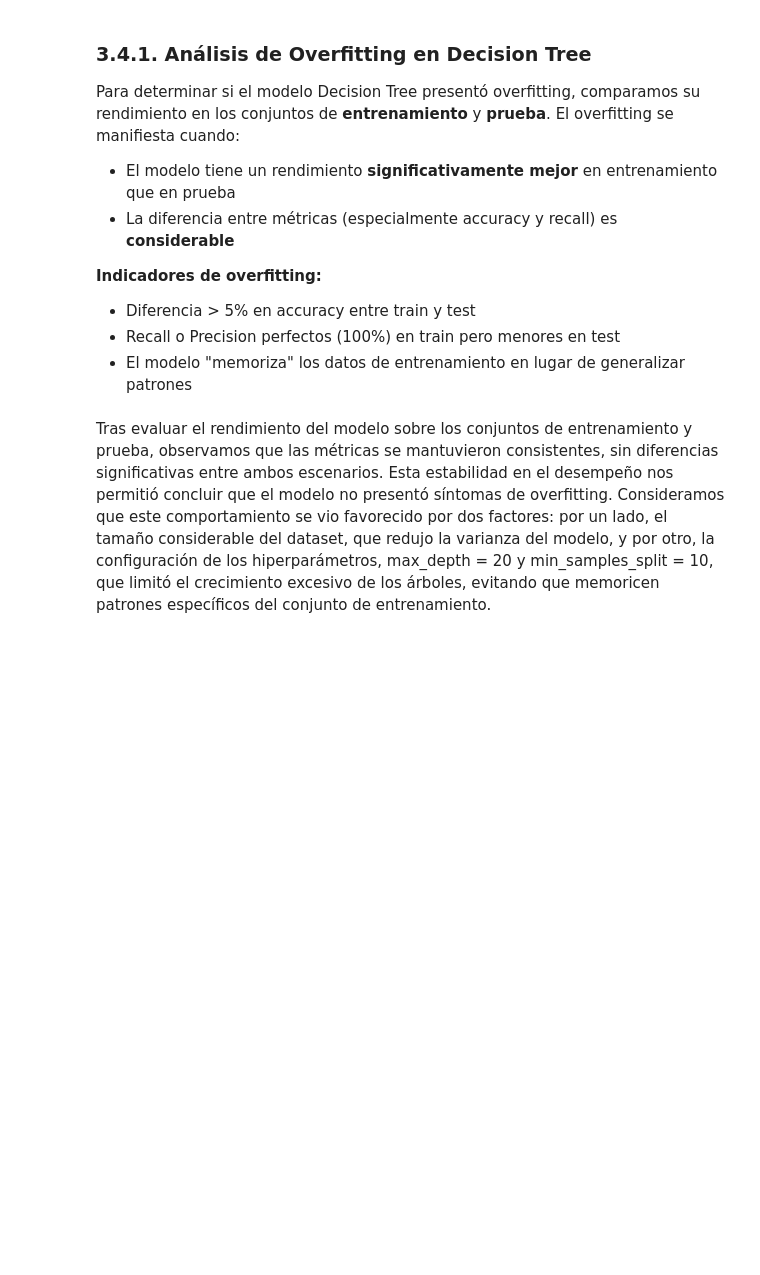
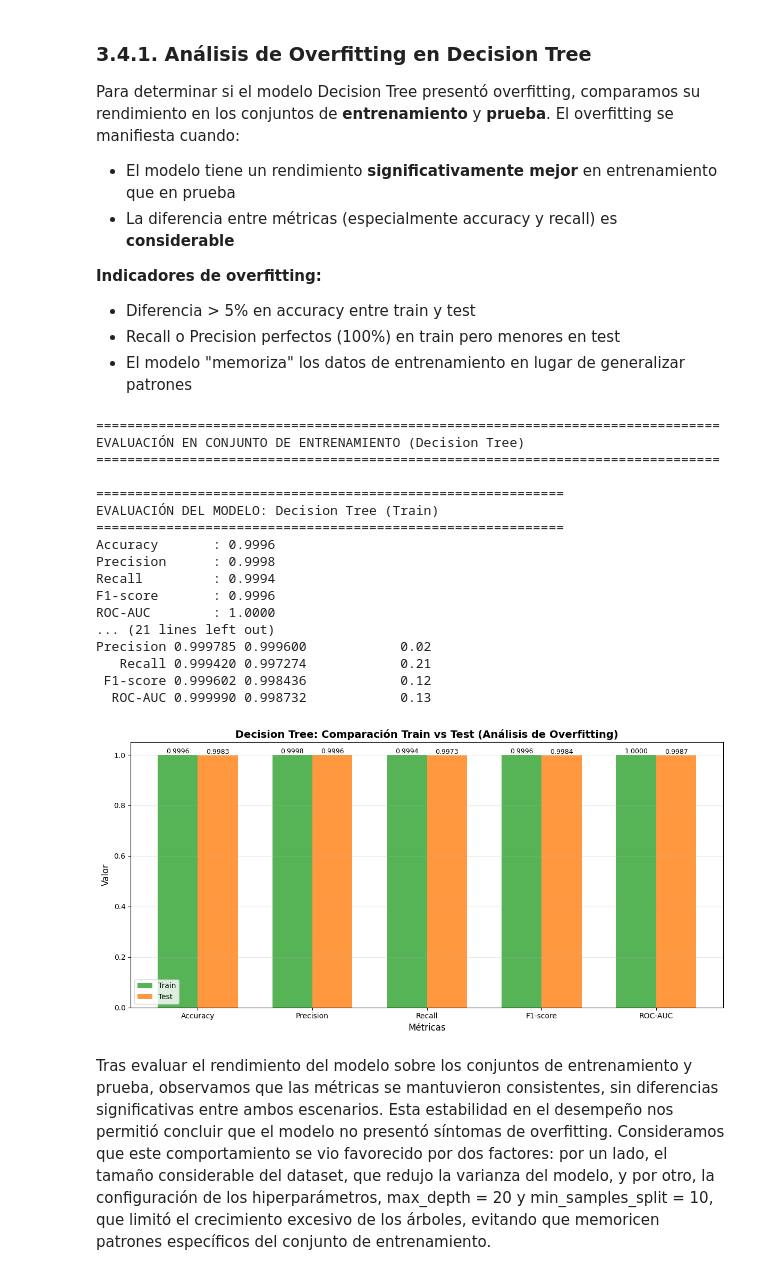
Before and after one commit to agusc4/ceia-ml, a Jupyter notebook: notebook_mushrooms.ipynb, the cells around one changed output. Saved outputs shown, nothing was run; the diff lists cells and outputs as text; code cells hidden in the pictures; blank space fills up the shorter version.

```diff
--- a/notebook_mushrooms.ipynb
+++ b/notebook_mushrooms.ipynb
@@ -1286,19 +1286,19 @@ metrics_train_dt = evaluate_model(y_train_dt, y_pred_train_dt, y_pred_proba_trai
 
 # Comparación visual: Train vs Test
 comparison_data = {
-    'Métrica': ['Accuracy', 'Precision', 'Recall', 'F1-Score', 'ROC-AUC'],
+    'Métrica': ['Accuracy', 'Precision', 'Recall', 'F1-score', 'ROC-AUC'],
     'Train': [
         metrics_train_dt['Accuracy'],
         metrics_train_dt['Precision'],
         metrics_train_dt['Recall'],
-        metrics_train_dt['F1-Score'],
+        metrics_train_dt['F1-score'],
         metrics_train_dt['ROC-AUC']
     ],
     'Test': [
         metrics_dt['Accuracy'],
         metrics_dt['Precision'],
         metrics_dt['Recall'],
-        metrics_dt['F1-Score'],
+        metrics_dt['F1-score'],
         metrics_dt['ROC-AUC']
     ]
 }
@@ -1312,33 +1312,52 @@ print("="*80)
 print(comparison_df.to_string(index=False))
 
 # Visualización
 fig, ax = plt.subplots(figsize=(12, 6))
 
 x = np.arange(len(comparison_df['Métrica']))
 width = 0.35
 
 bars1 = ax.bar(x - width/2, comparison_df['Train'], width, label='Train', color='#2ca02c', alpha=0.8)
 bars2 = ax.bar(x + width/2, comparison_df['Test'], width, label='Test', color='#ff7f0e', alpha=0.8)
 
 ax.set_xlabel('Métricas', fontsize=12)
 ax.set_ylabel('Valor', fontsize=12)
 ax.set_title('Decision Tree: Comparación Train vs Test (Análisis de Overfitting)', fontsize=14, fontweight='bold')
 ax.set_xticks(x)
 ax.set_xticklabels(comparison_df['Métrica'])
 ax.legend()
 ax.set_ylim([0, 1.05])
 ax.grid(axis='y', alpha=0.3)
 
 # Añadir valores en las barras
 for bars in [bars1, bars2]:
     for bar in bars:
         height = bar.get_height()
         ax.text(bar.get_x() + bar.get_width()/2., height,
                 f'{height:.4f}',
                 ha='center', va='bottom', fontsize=9)
 
 plt.tight_layout()
 plt.show()
+# %% [output]
+================================================================================
+EVALUACIÓN EN CONJUNTO DE ENTRENAMIENTO (Decision Tree)
+================================================================================
+
+============================================================
+EVALUACIÓN DEL MODELO: Decision Tree (Train)
+============================================================
+Accuracy       : 0.9996
+Precision      : 0.9998
+Recall         : 0.9994
+F1-score       : 0.9996
+ROC-AUC        : 1.0000
+... (21 lines left out)
+Precision 0.999785 0.999600            0.02
+   Recall 0.999420 0.997274            0.21
+ F1-score 0.999602 0.998436            0.12
+  ROC-AUC 0.999990 0.998732            0.13
+[figure, added]
 # %% [markdown]
 Tras evaluar el rendimiento del modelo sobre los conjuntos de entrenamiento y prueba, observamos que las métricas se mantuvieron consistentes, sin diferencias significativas entre ambos escenarios. Esta estabilidad en el desempeño nos permitió concluir que el modelo no presentó síntomas de overfitting. Consideramos que este comportamiento se vio favorecido por dos factores: por un lado, el tamaño considerable del dataset, que redujo la varianza del modelo, y por otro, la configuración de los hiperparámetros, max_depth = 20 y min_samples_split = 10, que limitó el crecimiento excesivo de los árboles, evitando que memoricen patrones específicos del conjunto de entrenamiento.
 # %% [markdown]
```
Also changed, not shown: parts of 14 cells of this notebook.
